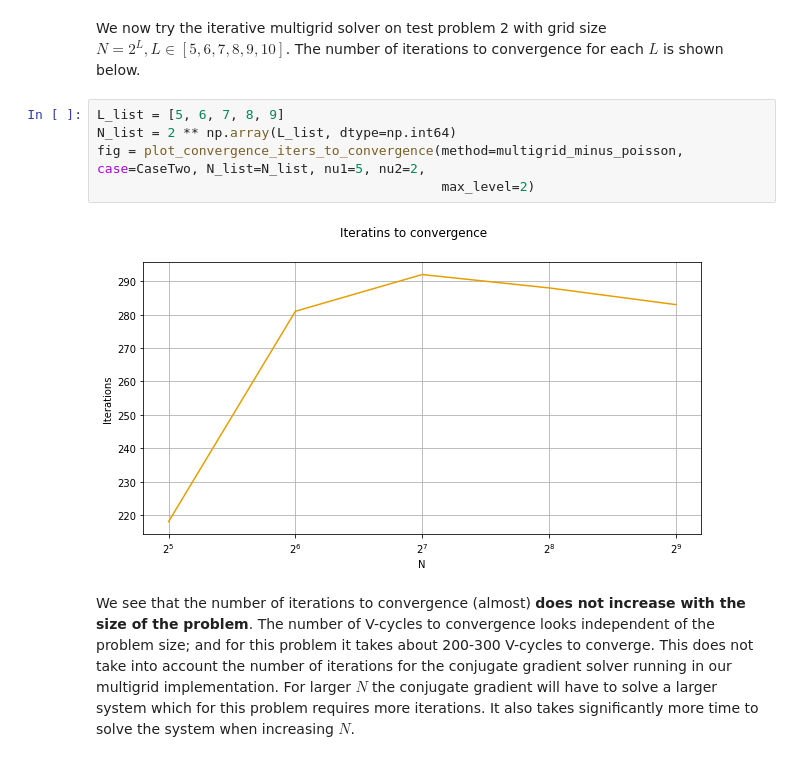
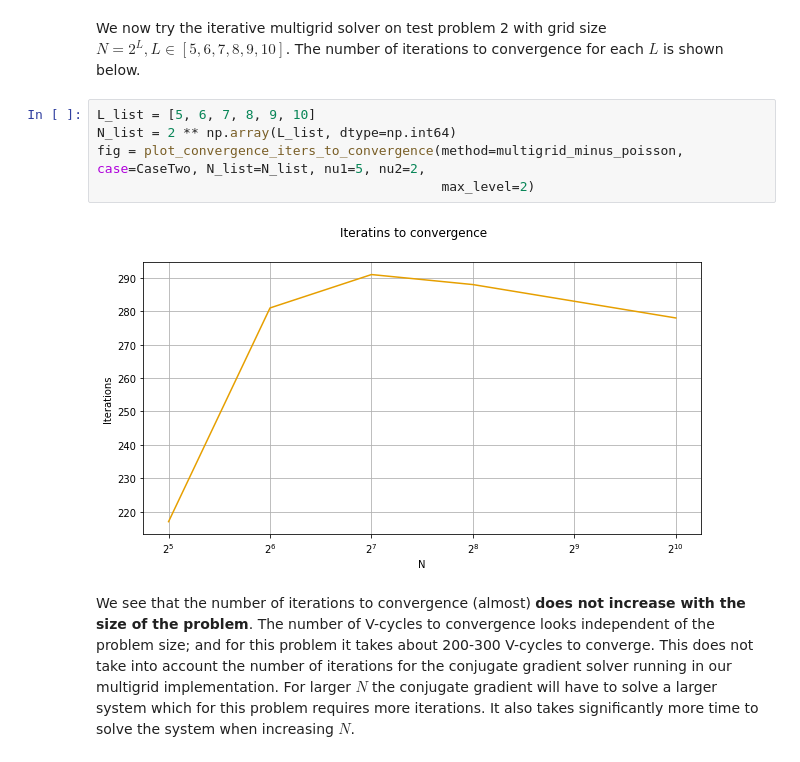
Before and after one commit to alexarntzen/num-linalg, a Jupyter notebook: report/project_part1.ipynb, the cells around one changed output. Saved outputs shown, nothing was run; the diff lists cells and outputs as text.

```diff
--- a/report/project_part1.ipynb
+++ b/report/project_part1.ipynb
@@ -132,12 +132,12 @@ fig = plot_convergence(method=multigrid_minus_poisson, title="Convergence histor
 We now try the iterative multigrid solver on test problem 2 with grid size $N=2^L, L \in [5,6,7,8,9,10]$.
 The number of iterations to convergence for each $L$ is shown below.
 # %%
-L_list = [5, 6, 7, 8, 9]
+L_list = [5, 6, 7, 8, 9, 10]
 N_list = 2 ** np.array(L_list, dtype=np.int64)
 fig = plot_convergence_iters_to_convergence(method=multigrid_minus_poisson, case=CaseTwo, N_list=N_list, nu1=5, nu2=2,
                                             max_level=2)
 # %% [output]
-[figure, old version]
+[figure, new version]
 # %% [markdown]
 We see that the number of iterations to convergence (almost) **does not increase with the size of the problem**.
 The number of V-cycles to convergence looks independent of the problem size; and for this problem it takes about 200-300 V-cycles to converge.
```
Also changed, not shown: parts of 9 cells of this notebook, 3 other files.
